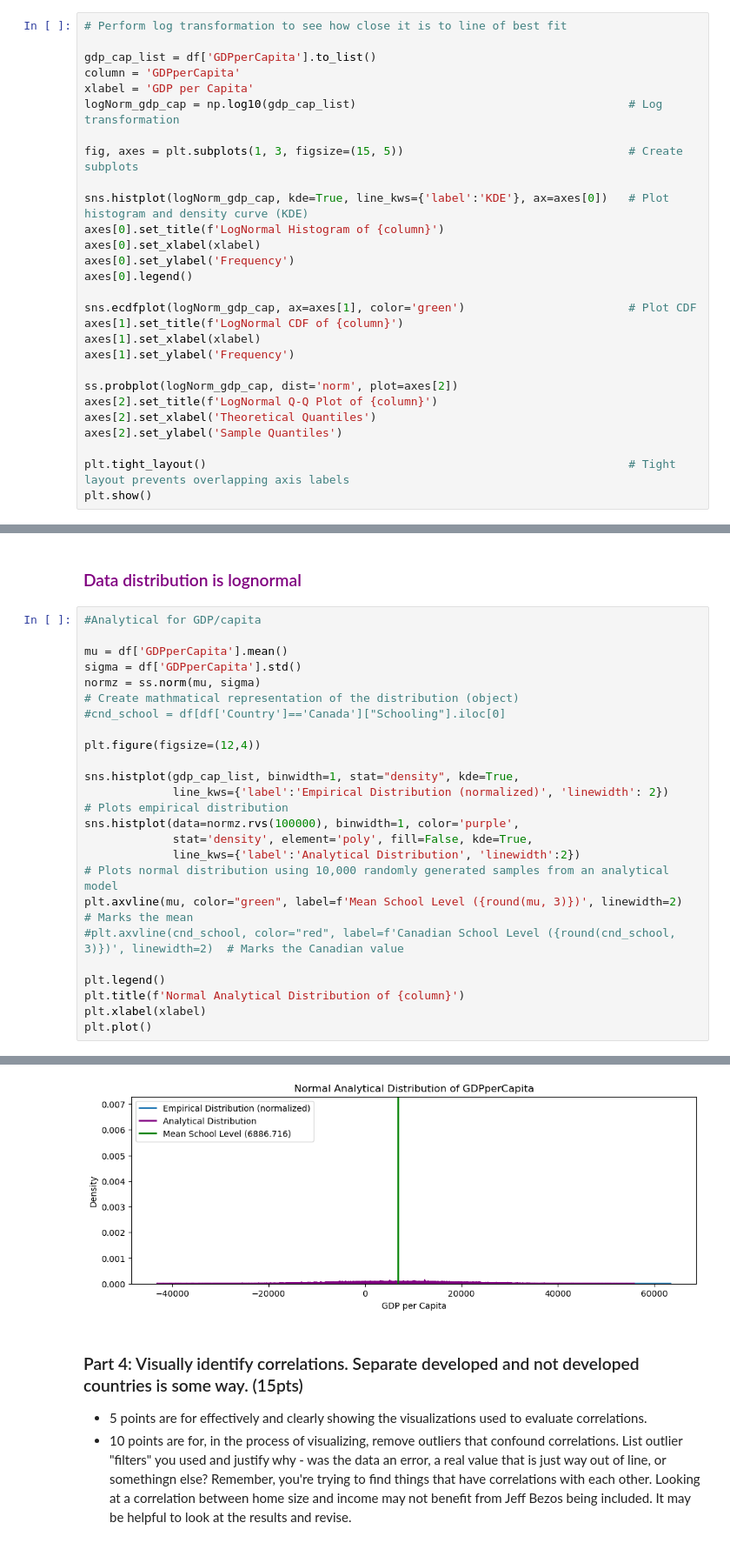
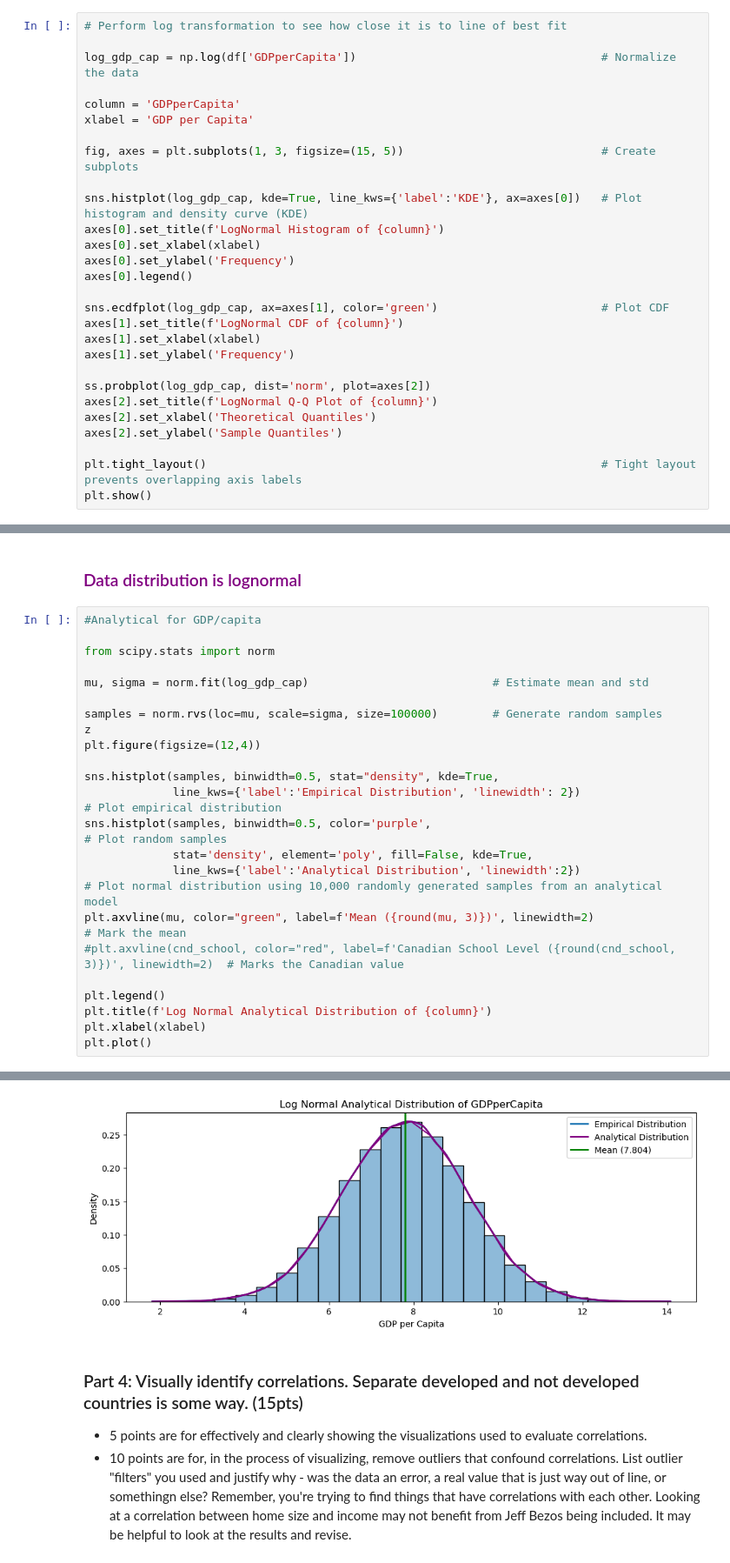
Before and after one commit to AkeemSemperDataScience/data3450-assignment-2-mlsiebold, a Jupyter notebook: START_Asn_2.ipynb, the cells around one changed output, grey strips where cells are left out. Shown at 87% size. Saved outputs shown, nothing was run; the diff lists cells and outputs as text.

```diff
--- a/START_Asn_2.ipynb
+++ b/START_Asn_2.ipynb
@@ -351,29 +351,29 @@ plt.show()
 # %%
 # Perform log transformation to see how close it is to line of best fit
 
-gdp_cap_list = df['GDPperCapita'].to_list()
+log_gdp_cap = np.log(df['GDPperCapita'])                                    # Normalize the data
+
 column = 'GDPperCapita'
 xlabel = 'GDP per Capita'
-logNorm_gdp_cap = np.log10(gdp_cap_list)                                        # Log transformation
 
-fig, axes = plt.subplots(1, 3, figsize=(15, 5))                                 # Create subplots
+fig, axes = plt.subplots(1, 3, figsize=(15, 5))                             # Create subplots
 
-sns.histplot(logNorm_gdp_cap, kde=True, line_kws={'label':'KDE'}, ax=axes[0])   # Plot histogram and density curve (KDE)
+sns.histplot(log_gdp_cap, kde=True, line_kws={'label':'KDE'}, ax=axes[0])   # Plot histogram and density curve (KDE)
 axes[0].set_title(f'LogNormal Histogram of {column}')
 axes[0].set_xlabel(xlabel)
 axes[0].set_ylabel('Frequency')
 axes[0].legend()
 
-sns.ecdfplot(logNorm_gdp_cap, ax=axes[1], color='green')                        # Plot CDF
+sns.ecdfplot(log_gdp_cap, ax=axes[1], color='green')                        # Plot CDF
 axes[1].set_title(f'LogNormal CDF of {column}')
 axes[1].set_xlabel(xlabel)
 axes[1].set_ylabel('Frequency')
 
-ss.probplot(logNorm_gdp_cap, dist='norm', plot=axes[2])
+ss.probplot(log_gdp_cap, dist='norm', plot=axes[2])
 axes[2].set_title(f'LogNormal Q-Q Plot of {column}')
 axes[2].set_xlabel('Theoretical Quantiles')
 axes[2].set_ylabel('Sample Quantiles')
 
-plt.tight_layout()                                                              # Tight layout prevents overlapping axis labels
+plt.tight_layout()                                                          # Tight layout prevents overlapping axis labels
 plt.show()
 # %% [output]
@@ -383,28 +383,29 @@ plt.show()
 # %%
 #Analytical for GDP/capita
 
-mu = df['GDPperCapita'].mean()
-sigma = df['GDPperCapita'].std()
-normz = ss.norm(mu, sigma)                                                                                  # Create mathmatical representation of the distribution (object)
-#cnd_school = df[df['Country']=='Canada']["Schooling"].iloc[0]
+from scipy.stats import norm
 
+mu, sigma = norm.fit(log_gdp_cap)                           # Estimate mean and std
+
+samples = norm.rvs(loc=mu, scale=sigma, size=100000)        # Generate random samples
+z
 plt.figure(figsize=(12,4))
 
-sns.histplot(gdp_cap_list, binwidth=1, stat="density", kde=True,
-             line_kws={'label':'Empirical Distribution (normalized)', 'linewidth': 2})                                   # Plots empirical distribution
-sns.histplot(data=normz.rvs(100000), binwidth=1, color='purple',
+sns.histplot(samples, binwidth=0.5, stat="density", kde=True,
+             line_kws={'label':'Empirical Distribution', 'linewidth': 2})                       # Plot empirical distribution
+sns.histplot(samples, binwidth=0.5, color='purple',                                             # Plot random samples
              stat='density', element='poly', fill=False, kde=True,
-             line_kws={'label':'Analytical Distribution', 'linewidth':2})                                   # Plots normal distribution using 10,000 randomly generated samples from an analytical model
-plt.axvline(mu, color="green", label=f'Mean School Level ({round(mu, 3)})', linewidth=2)                    # Marks the mean
+             line_kws={'label':'Analytical Distribution', 'linewidth':2})                       # Plot normal distribution using 10,000 randomly generated samples from an analytical model
+plt.axvline(mu, color="green", label=f'Mean ({round(mu, 3)})', linewidth=2)                     # Mark the mean
 #plt.axvline(cnd_school, color="red", label=f'Canadian School Level ({round(cnd_school, 3)})', linewidth=2)  # Marks the Canadian value
 
 plt.legend()
-plt.title(f'Normal Analytical Distribution of {column}')
+plt.title(f'Log Normal Analytical Distribution of {column}')
 plt.xlabel(xlabel)
 plt.plot()
 # %% [output]
 []
-[figure, old version]
+[figure, new version]
 # %% [markdown]
 ### Part 4: Visually identify correlations. Separate developed and not developed countries is some way. (15pts)
 
```
Also changed, not shown: parts of 2 cells of this notebook.
